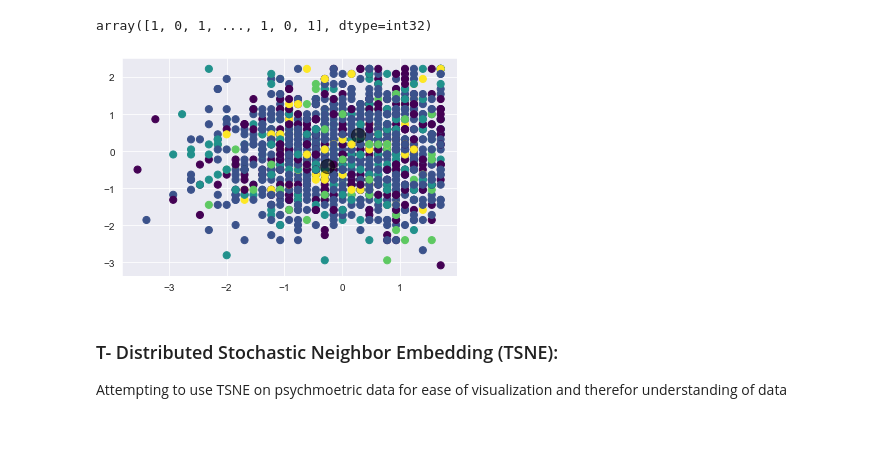
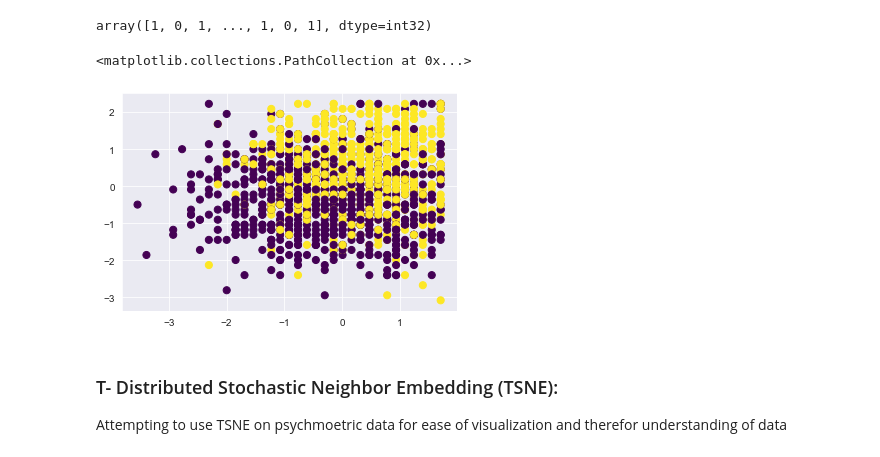
Before and after one commit to Vajrasamaya/Employee-Attrition-, a Jupyter notebook: Modeling_Predictors_of_Employee_Attrition.ipynb, the cells around one changed output. Saved outputs shown, nothing was run; the diff lists cells and outputs as text; code cells hidden in the pictures.

```diff
--- a/Modeling_Predictors_of_Employee_Attrition.ipynb
+++ b/Modeling_Predictors_of_Employee_Attrition.ipynb
@@ -118,0 +122,12 @@ from sklearn.preprocessing import StandardScaler
+# %%
+# preprocess the data
+
+from sklearn.preprocessing import StandardScaler
+# Separating out the features
+x = df_joined.loc[:, features].values
+# Separating out the target
+# y = df_joined.loc[:,['Attrition_Yes']].values
+
+
+# Standardizing the features
+x = StandardScaler().fit_transform(x)
@@ -188,7 +205,8 @@ y_kmeans_2
 array([1, 0, 1, ..., 1, 0, 1], dtype=int32)
 # %%
 # first_k_cluster = kmeans.cluster_centers_
-plt.scatter(x_psychometric[:, 0], x_psychometric[:, 1], c=y_kmeans_5, s=50, cmap='viridis')
-plt.scatter(first_k_cluster[:, 0], first_k_cluster[:, 1], c='black', s=200, alpha=0.5);
+plt.scatter(x_psychometric[:, 0], x_psychometric[:, 1], c=y_kmeans_2, s=50, cmap='viridis')
+#plt.scatter(first_k_cluster[:, 0], first_k_cluster[:, 1], c='black', s=200, alpha=0.5);
 # %% [output]
+<matplotlib.collections.PathCollection at 0x...>
-[figure, old version]
+[figure, new version]
```
Also changed, not shown: parts of 8 cells of this notebook, 1 other file.
